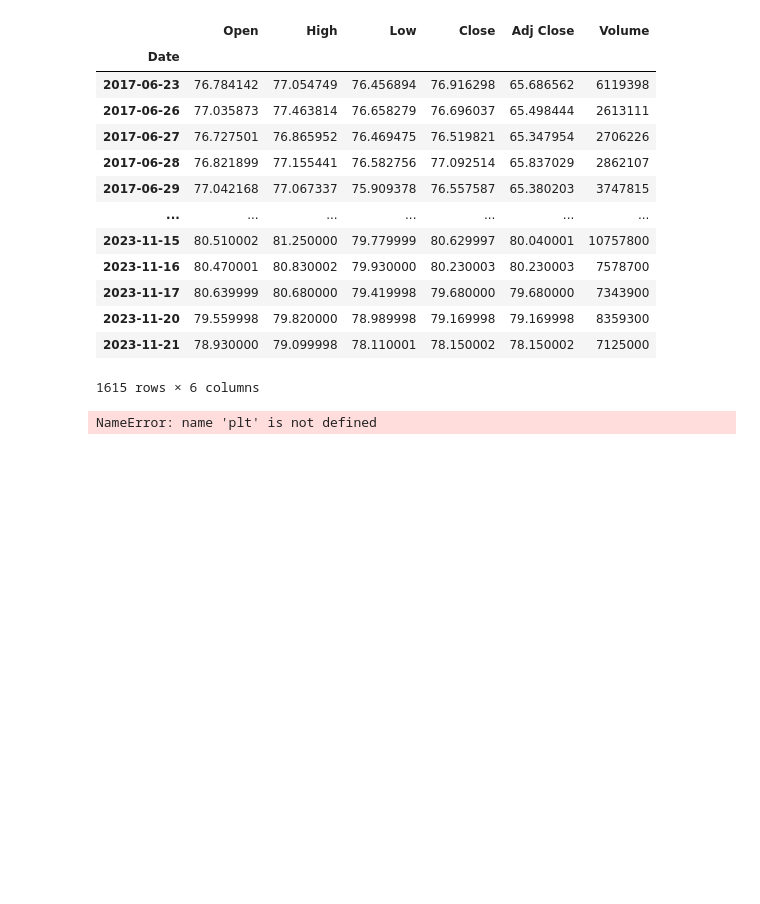
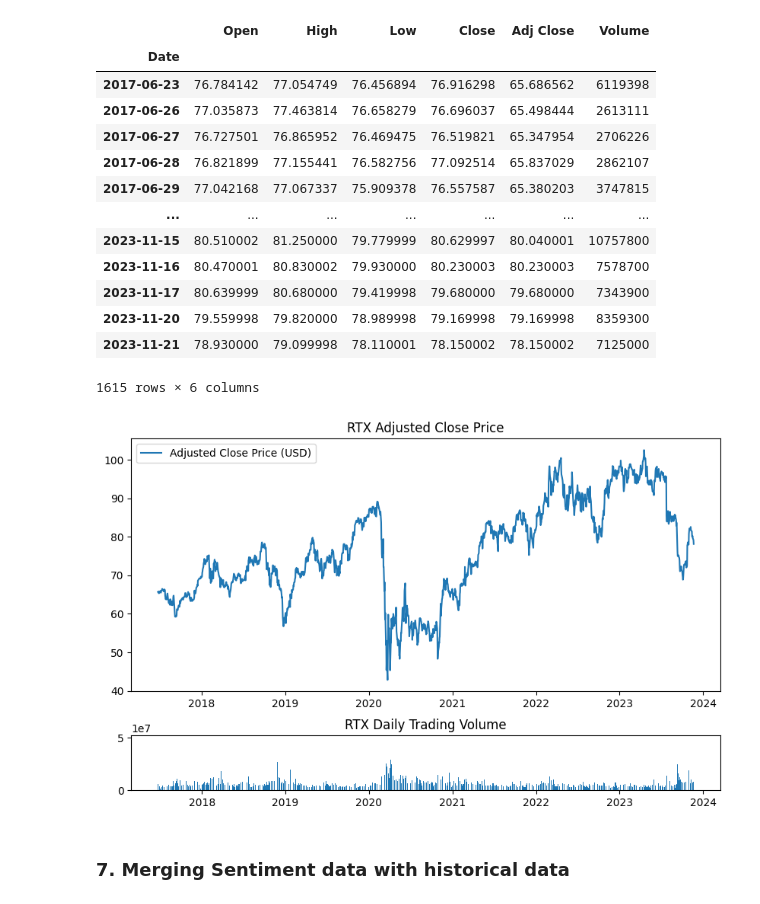
Before and after one commit to KWagnerCS/StockPredictor, a Jupyter notebook: notebooks/01_data_collection.ipynb, the cells around one changed output. Saved outputs shown, nothing was run; the diff lists cells and outputs as text; code cells hidden in the pictures; blank space fills up the shorter version.

```diff
--- a/notebooks/01_data_collection.ipynb
+++ b/notebooks/01_data_collection.ipynb
@@ -240,14 +242,19 @@ historical_df
-# %%
-# Plot Adjusted Close price and Volume
-
-top = plt.subplot2grid((4,4), (0, 0), rowspan=3, colspan=4)
-top.plot(azn_stock_df.index, azn_stock_df['Adj Close'], label = 'Adjusted Close price')
-plt.title('AZN.L Adj Close Price')
-plt.legend(loc=2)
-bottom = plt.subplot2grid((4,4), (3,0), rowspan=1, colspan=4)
-bottom.bar(azn_stock_df.index, azn_stock_df["Volume"])
-plt.title('AZN.L Daily Trading Volume')
-plt.gcf().set_size_inches(12,8)
-plt.subplots_adjust(hspace=0.75)
-# %% [output]
-NameError: name 'plt' is not defined
+# %%
+# Visualize historical data
+# Adjusted Close over time
+# Volume over time
+
+top = plt.subplot2grid((4,4), (0, 0), rowspan=3, colspan=4)
+top.plot(historical_df.index, historical_df['Adj Close'], label = 'Adjusted Close Price (USD)')
+plt.title('RTX Adjusted Close Price')
+plt.legend(loc=2)
+
+bottom = plt.subplot2grid((4,4), (3,0), rowspan=1, colspan=4)
+bottom.bar(historical_df.index, historical_df["Volume"])
+plt.title('RTX Daily Trading Volume')
+plt.gcf().set_size_inches(10,6)
+plt.subplots_adjust(hspace=0.8)
+# %% [output]
+[figure, added]
+# %% [markdown]
+### 7. Merging Sentiment data with historical data
```
Also changed, not shown: parts of 13 cells of this notebook, 4 other files.
